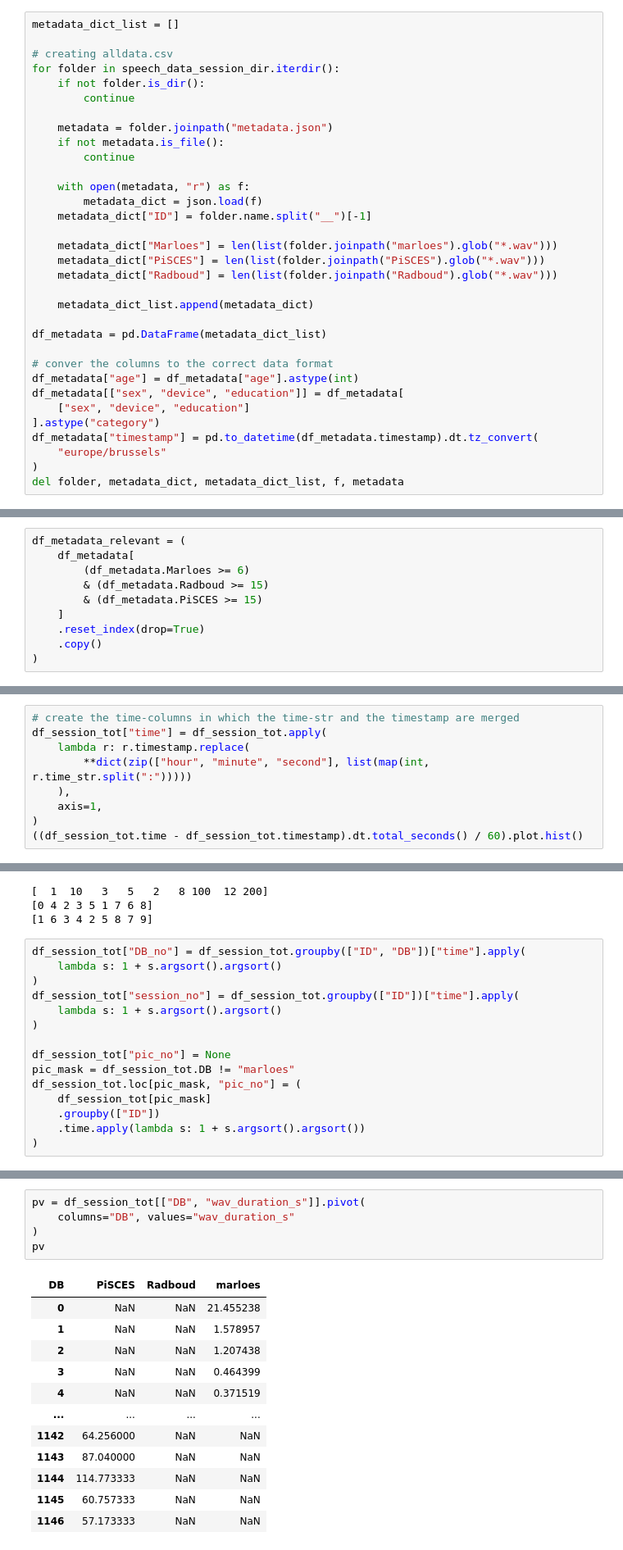
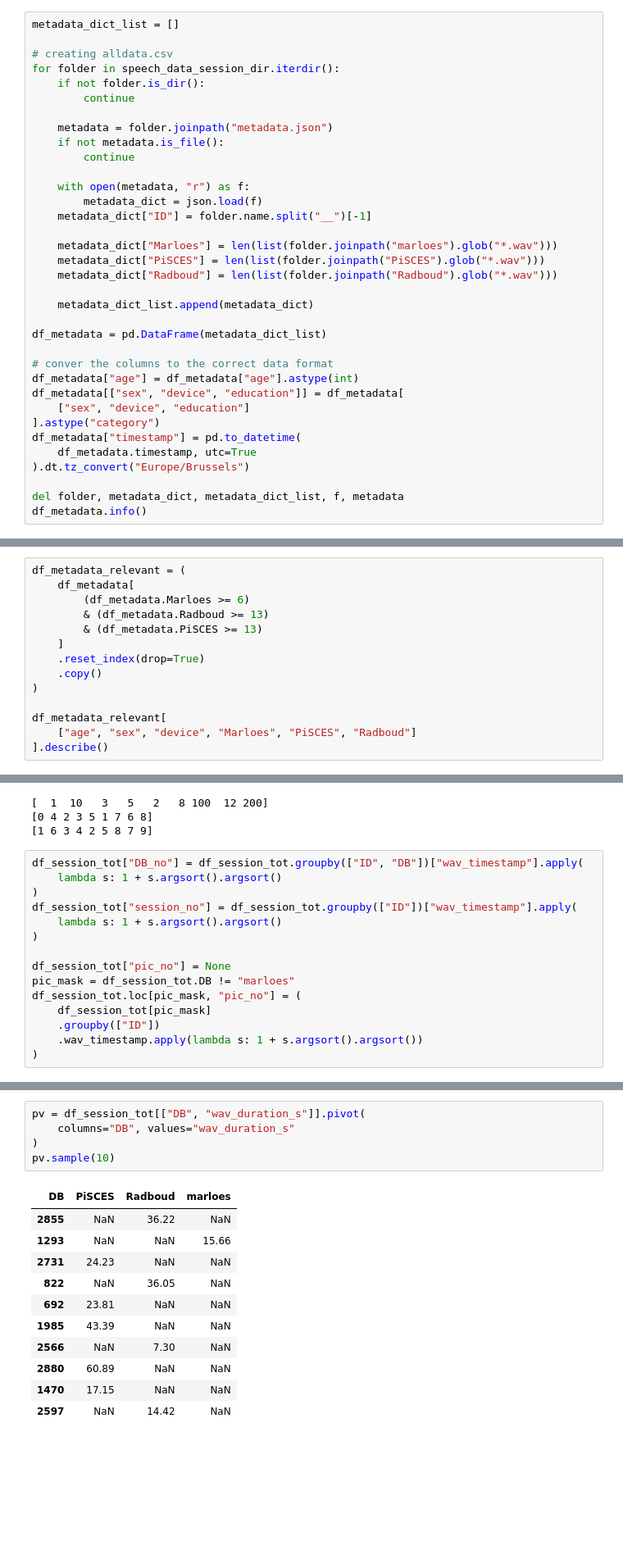
Before and after one commit to predict-idlab/gssp_analysis, a Jupyter notebook: notebooks/0.1_EDA.ipynb, the cells around one changed output, grey strips where cells are left out. Shown: that part at 82% size. Cells and saved outputs as stored; diff of their text form; blank space fills up the shorter version.

```diff
--- a/notebooks/0.1_EDA.ipynb
+++ b/notebooks/0.1_EDA.ipynb
@@ -127,7 +106,9 @@ df_metadata["age"] = df_metadata["age"].astype(int)
 df_metadata[["sex", "device", "education"]] = df_metadata[
     ["sex", "device", "education"]
 ].astype("category")
-df_metadata["timestamp"] = pd.to_datetime(df_metadata.timestamp).dt.tz_convert(
-    "europe/brussels"
-)
+df_metadata["timestamp"] = pd.to_datetime(
+    df_metadata.timestamp, utc=True
+).dt.tz_convert("Europe/Brussels")
+
 del folder, metadata_dict, metadata_dict_list, f, metadata
+df_metadata.info()
@@ -162,9 +144,13 @@ array([<AxesSubplot:ylabel='Frequency'>, <AxesSubplot:ylabel='Frequency'>,
 df_metadata_relevant = (
     df_metadata[
         (df_metadata.Marloes >= 6)
-        & (df_metadata.Radboud >= 15)
-        & (df_metadata.PiSCES >= 15)
+        & (df_metadata.Radboud >= 13)
+        & (df_metadata.PiSCES >= 13)
     ]
     .reset_index(drop=True)
     .copy()
 )
+
+df_metadata_relevant[
+    ["age", "sex", "device", "Marloes", "PiSCES", "Radboud"]
+].describe()
@@ -399,9 +351,0 @@ Name: time_str, Length: 1147, dtype: object
-# %%
-# create the time-columns in which the time-str and the timestamp are merged
-df_session_tot["time"] = df_session_tot.apply(
-    lambda r: r.timestamp.replace(
-        **dict(zip(["hour", "minute", "second"], list(map(int, r.time_str.split(":")))))
-    ),
-    axis=1,
-)
-((df_session_tot.time - df_session_tot.timestamp).dt.total_seconds() / 60).plot.hist()
@@ -420,10 +363,10 @@ print(1 + np.argsort(np.argsort(test_arr)))
 [0 4 2 3 5 1 7 6 8]
 [1 6 3 4 2 5 8 7 9]
 # %%
-df_session_tot["DB_no"] = df_session_tot.groupby(["ID", "DB"])["time"].apply(
+df_session_tot["DB_no"] = df_session_tot.groupby(["ID", "DB"])["wav_timestamp"].apply(
     lambda s: 1 + s.argsort().argsort()
 )
-df_session_tot["session_no"] = df_session_tot.groupby(["ID"])["time"].apply(
+df_session_tot["session_no"] = df_session_tot.groupby(["ID"])["wav_timestamp"].apply(
     lambda s: 1 + s.argsort().argsort()
 )
 
@@ -432,6 +375,6 @@ pic_mask = df_session_tot.DB != "marloes"
 df_session_tot.loc[pic_mask, "pic_no"] = (
     df_session_tot[pic_mask]
     .groupby(["ID"])
-    .time.apply(lambda s: 1 + s.argsort().argsort())
+    .wav_timestamp.apply(lambda s: 1 + s.argsort().argsort())
 )
 # %% [markdown]
@@ -439,18 +386,17 @@ df_session_tot.loc[pic_mask, "pic_no"] = (
 # %%
 pv = df_session_tot[["DB", "wav_duration_s"]].pivot(
     columns="DB", values="wav_duration_s"
 )
-pv
+pv.sample(10)
 # %% [output]
 | DB | PiSCES | Radboud | marloes |
-| 0 | NaN | NaN | 21.455238 |
-| 1 | NaN | NaN | 1.578957 |
-| 2 | NaN | NaN | 1.207438 |
-| 3 | NaN | NaN | 0.464399 |
-| 4 | NaN | NaN | 0.371519 |
-| ... | ... | ... | ... |
-| 1142 | 64.256000 | NaN | NaN |
-| 1143 | 87.040000 | NaN | NaN |
-| 1144 | 114.773333 | NaN | NaN |
-| 1145 | 60.757333 | NaN | NaN |
-| 1146 | 57.173333 | NaN | NaN |
+| 2855 | NaN | 36.22 | NaN |
+| 1293 | NaN | NaN | 15.66 |
+| 2731 | 24.23 | NaN | NaN |
+| 822 | NaN | 36.05 | NaN |
+| 692 | 23.81 | NaN | NaN |
+| 1985 | 43.39 | NaN | NaN |
+| 2566 | NaN | 7.30 | NaN |
+| 2880 | 60.89 | NaN | NaN |
+| 1470 | 17.15 | NaN | NaN |
+| 2597 | NaN | 14.42 | NaN |
```
Also changed, not shown: parts of 47 cells of this notebook.
